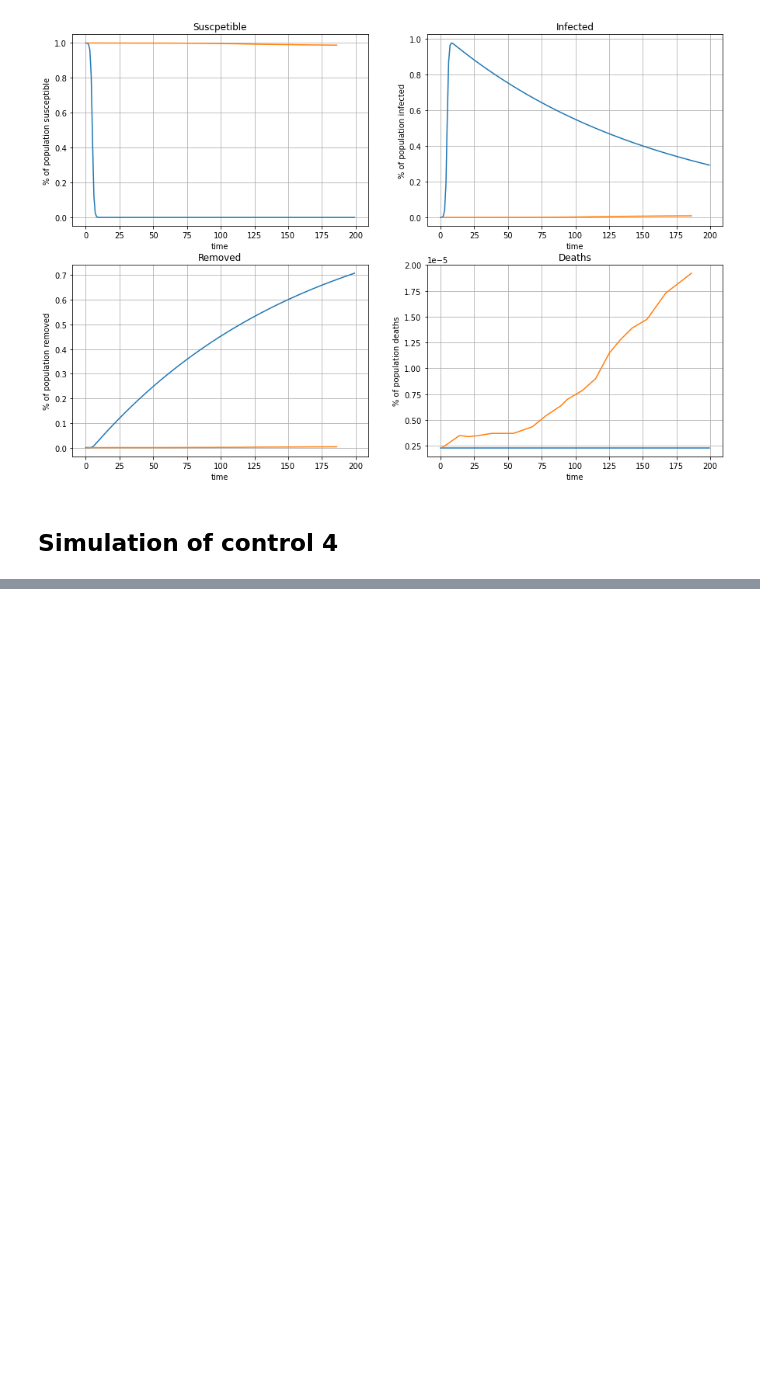
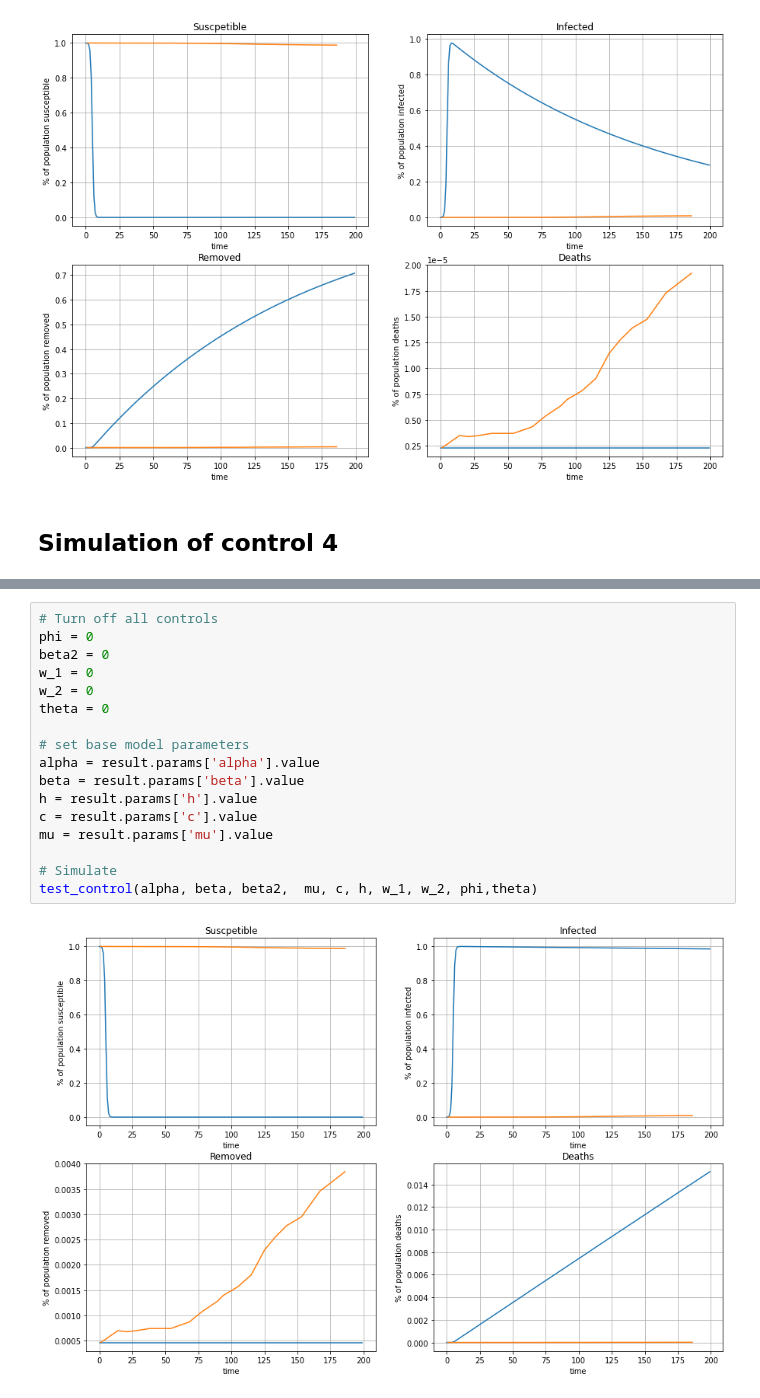
Before and after one commit to DusanKovac/Modelling-Cholera-Outbreak, a Jupyter notebook: SIRD_Model-V2.ipynb, the cells around one changed output, grey strips where cells are left out. Saved outputs shown, nothing was run; the diff lists cells and outputs as text; blank space fills up the shorter version.

Commit message:
added simulation for no controls

```diff
--- a/SIRD_Model-V2.ipynb
+++ b/SIRD_Model-V2.ipynb
@@ -453,3 +452,22 @@ mu = result.params['mu'].value
 test_control(alpha, beta, beta2,  mu, c, h, w_1, w_2, phi,theta)
 # %% [output]
 [figure]
+# %%
+# Turn off all controls
+phi = 0
+beta2 = 0
+w_1 = 0
+w_2 = 0
+theta = 0
+
+# set base model parameters
+alpha = result.params['alpha'].value
+beta = result.params['beta'].value
+h = result.params['h'].value
+c = result.params['c'].value
+mu = result.params['mu'].value
+
+# Simulate
+test_control(alpha, beta, beta2,  mu, c, h, w_1, w_2, phi,theta)
+# %% [output]
+[figure, added]
```
Also changed, not shown: parts of 1 cell of this notebook.
